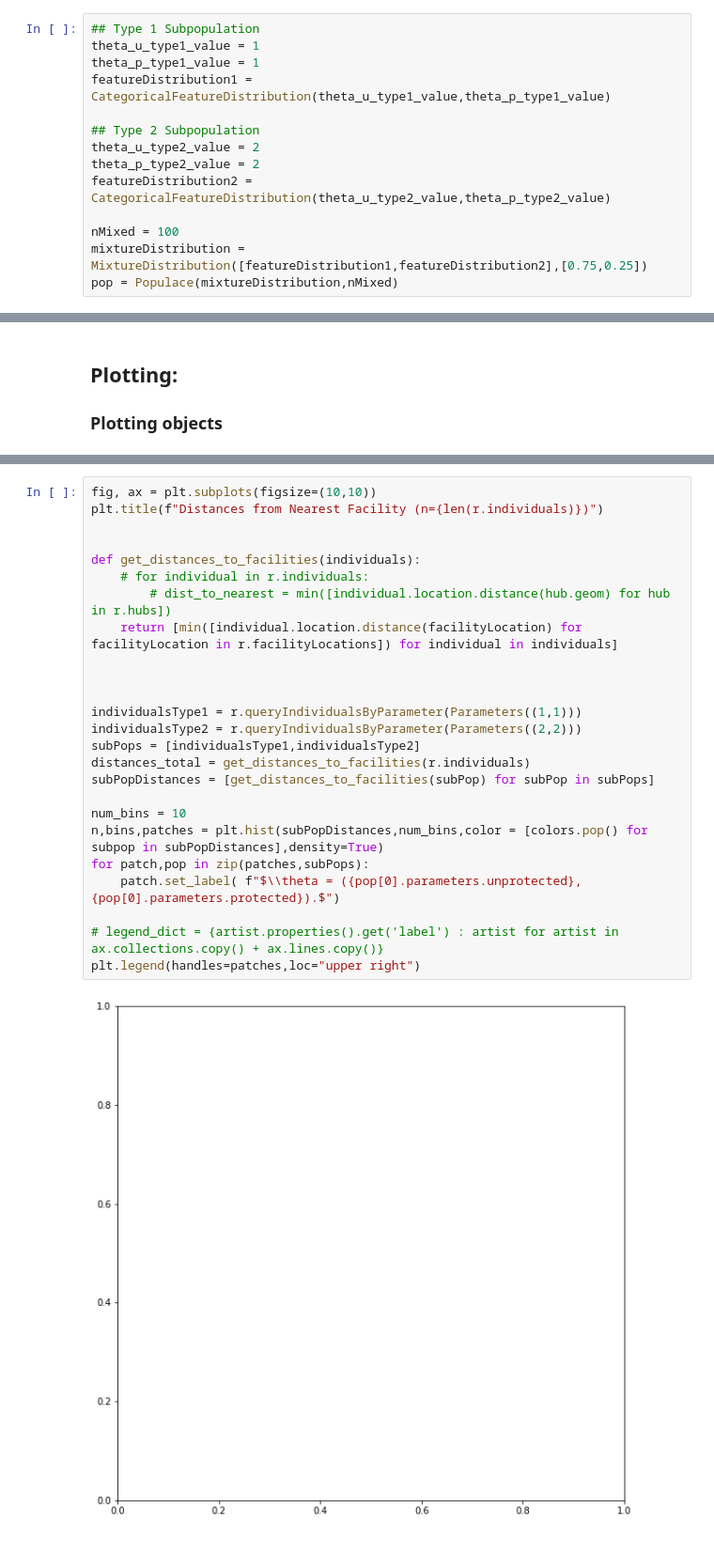
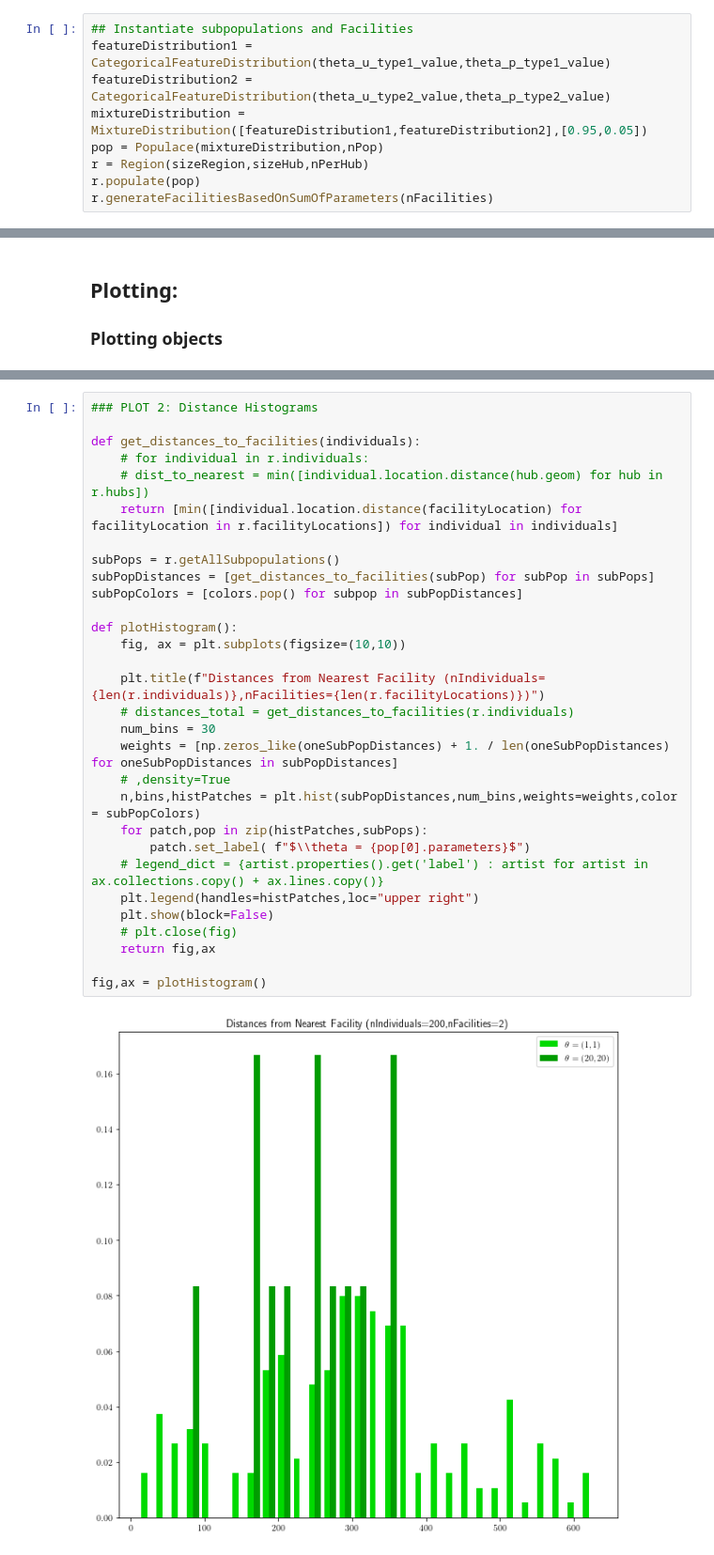
Before and after one commit to zsiegel92/populationModel, a Jupyter notebook: fairAssignment.ipynb, the cells around one changed output, grey strips where cells are left out. Shown: that part at 94% size. Drawn from its saved outputs; the diff is of its cells as text.

```diff
--- a/fairAssignment.ipynb
+++ b/fairAssignment.ipynb
@@ -23,14 +39,9 @@ Each individual has parameters $\theta =(\theta_u,\theta_p)$. There are two subp
 # %%
-## Type 1 Subpopulation
-theta_u_type1_value = 1
-theta_p_type1_value = 1
+## Instantiate subpopulations and Facilities
 featureDistribution1 = CategoricalFeatureDistribution(theta_u_type1_value,theta_p_type1_value)
-
-## Type 2 Subpopulation
-theta_u_type2_value = 2
-theta_p_type2_value = 2
 featureDistribution2 = CategoricalFeatureDistribution(theta_u_type2_value,theta_p_type2_value)
-
-nMixed = 100
-mixtureDistribution = MixtureDistribution([featureDistribution1,featureDistribution2],[0.75,0.25])
-pop = Populace(mixtureDistribution,nMixed)
+mixtureDistribution = MixtureDistribution([featureDistribution1,featureDistribution2],[0.95,0.05])
+pop = Populace(mixtureDistribution,nPop)
+r = Region(sizeRegion,sizeHub,nPerHub)
+r.populate(pop)
+r.generateFacilitiesBasedOnSumOfParameters(nFacilities)
@@ -93,27 +98,32 @@ plt.show()
 # %%
-fig, ax = plt.subplots(figsize=(10,10))
-plt.title(f"Distances from Nearest Facility (n={len(r.individuals)})")
-
+### PLOT 2: Distance Histograms
 
 def get_distances_to_facilities(individuals):
 	# for individual in r.individuals:
-		# dist_to_nearest = min([individual.location.distance(hub.geom) for hub in r.hubs])
+	# dist_to_nearest = min([individual.location.distance(hub.geom) for hub in r.hubs])
 	return [min([individual.location.distance(facilityLocation) for facilityLocation in r.facilityLocations]) for individual in individuals]
 
+subPops = r.getAllSubpopulations()
+subPopDistances = [get_distances_to_facilities(subPop) for subPop in subPops]
+subPopColors = [colors.pop() for subpop in subPopDistances]
 
+def plotHistogram():
+	fig, ax = plt.subplots(figsize=(10,10))
 
-individualsType1 = r.queryIndividualsByParameter(Parameters((1,1)))
-individualsType2 = r.queryIndividualsByParameter(Parameters((2,2)))
-subPops = [individualsType1,individualsType2]
-distances_total = get_distances_to_facilities(r.individuals)
-subPopDistances = [get_distances_to_facilities(subPop) for subPop in subPops]
+	plt.title(f"Distances from Nearest Facility (nIndividuals={len(r.individuals)},nFacilities={len(r.facilityLocations)})")
+	# distances_total = get_distances_to_facilities(r.individuals)
+	num_bins = 30
+	weights = [np.zeros_like(oneSubPopDistances) + 1. / len(oneSubPopDistances) for oneSubPopDistances in subPopDistances]
+	# ,density=True
+	n,bins,histPatches = plt.hist(subPopDistances,num_bins,weights=weights,color = subPopColors)
+	for patch,pop in zip(histPatches,subPops):
+		patch.set_label( f"$\\theta = {pop[0].parameters}$")
+	# legend_dict = {artist.properties().get('label') : artist for artist in ax.collections.copy() + ax.lines.copy()}
+	plt.legend(handles=histPatches,loc="upper right")
+	plt.show(block=False)
+	# plt.close(fig)
+	return fig,ax
 
-num_bins = 10
-n,bins,patches = plt.hist(subPopDistances,num_bins,color = [colors.pop() for subpop in subPopDistances],density=True)
-for patch,pop in zip(patches,subPops):
-	patch.set_label( f"$\\theta = ({pop[0].parameters.unprotected},{pop[0].parameters.protected}).$")
-
-# legend_dict = {artist.properties().get('label') : artist for artist in ax.collections.copy() + ax.lines.copy()}
-plt.legend(handles=patches,loc="upper right")
+fig,ax = plotHistogram()
 # %% [output]
-[figure, old version]
+[figure, new version]
```
Also changed, not shown: parts of 11 cells of this notebook, 1 other file.
